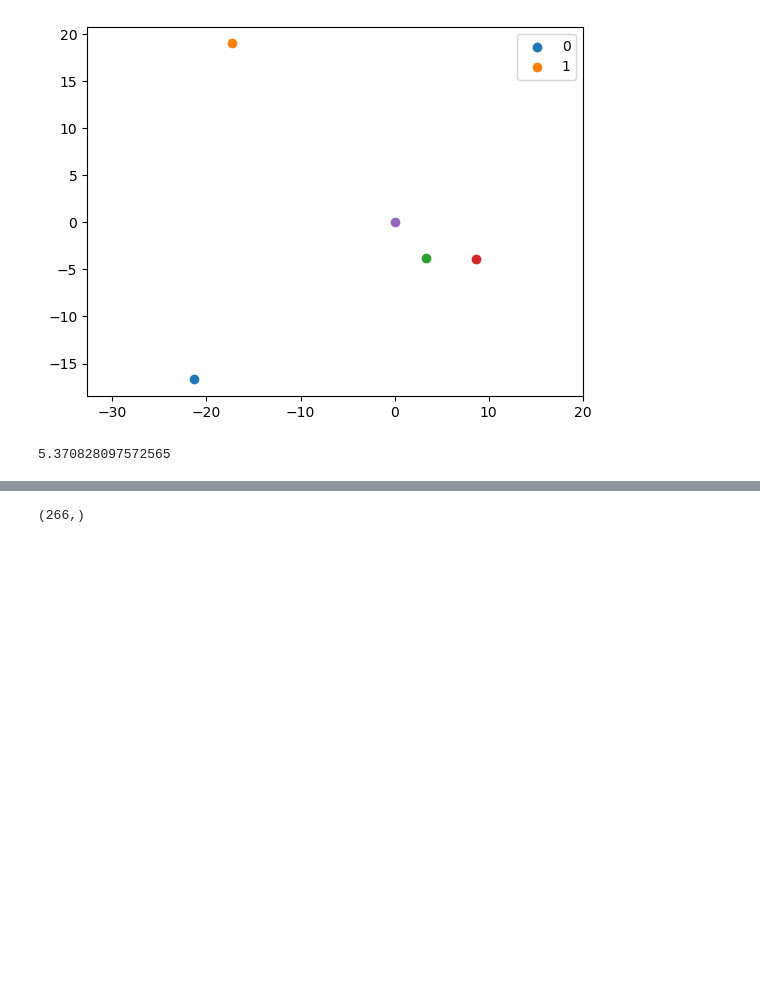
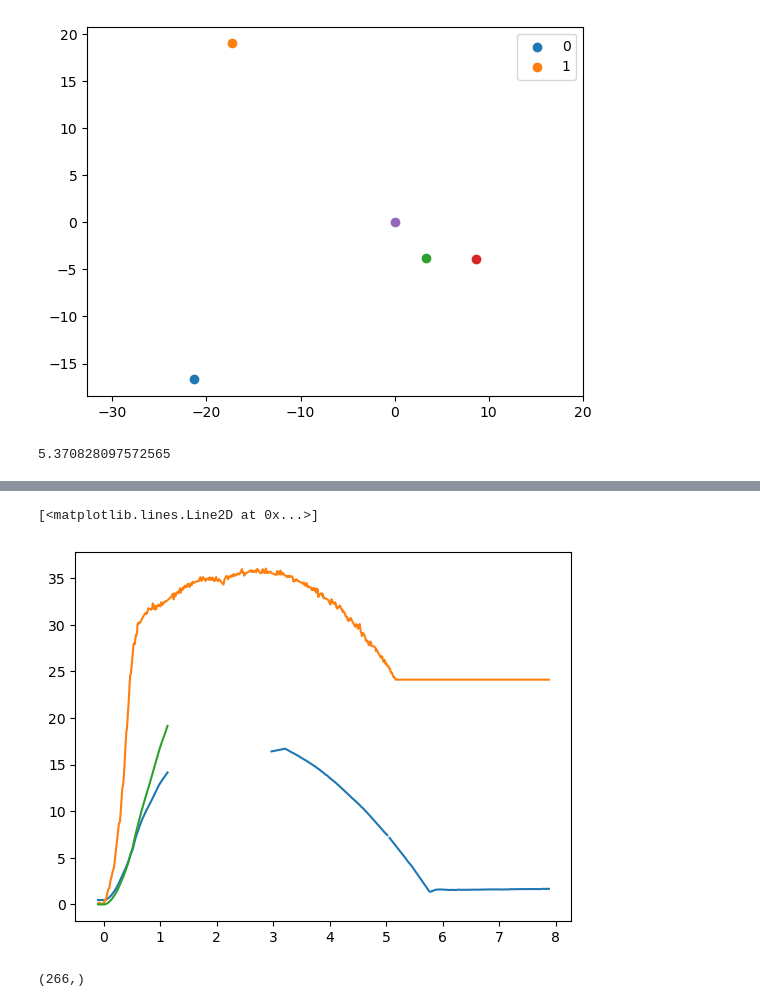
Before and after one commit to vas0x59/empirica_pet_bottle, a Jupyter notebook: proc_rocket/notebook.ipynb, the cells around one changed output, grey strips where cells are left out. Cells and saved outputs as stored; diff of their text form; code cells hidden in the pictures; blank space fills up the shorter version.

```diff
--- a/proc_rocket/notebook.ipynb
+++ b/proc_rocket/notebook.ipynb
@@ -310,5 +328,6 @@ plt.plot(dl_new_t["t"], dl_new_t["h"], c="orange")
 # %%
-combo = dl_new_t.copy()
+combo = d0_new_t[["t"]].copy()
+combo["h"] = dl_new_t["h"]
 combo["track_x"] = float('nan')
 combo["track_y"] = float('nan')
 combo["track_z"] = float('nan')
@@ -323,3 +358,10 @@ combo["track_z"].iloc[:len(pnts)] = pnts[:, 2]- pnts[0, 2]
+# %%
+plt.plot(combo["t"], combo["camera_1_simple_z"])
+plt.plot(combo["t"], combo["h"])
+plt.plot(combo["t"], combo["track_z"])
+# %% [output]
+[<matplotlib.lines.Line2D at 0x...>]
+[figure, added]
 # %%
 import os
 import sys
```
Also changed, not shown: parts of 12 cells of this notebook, 10 other files.
